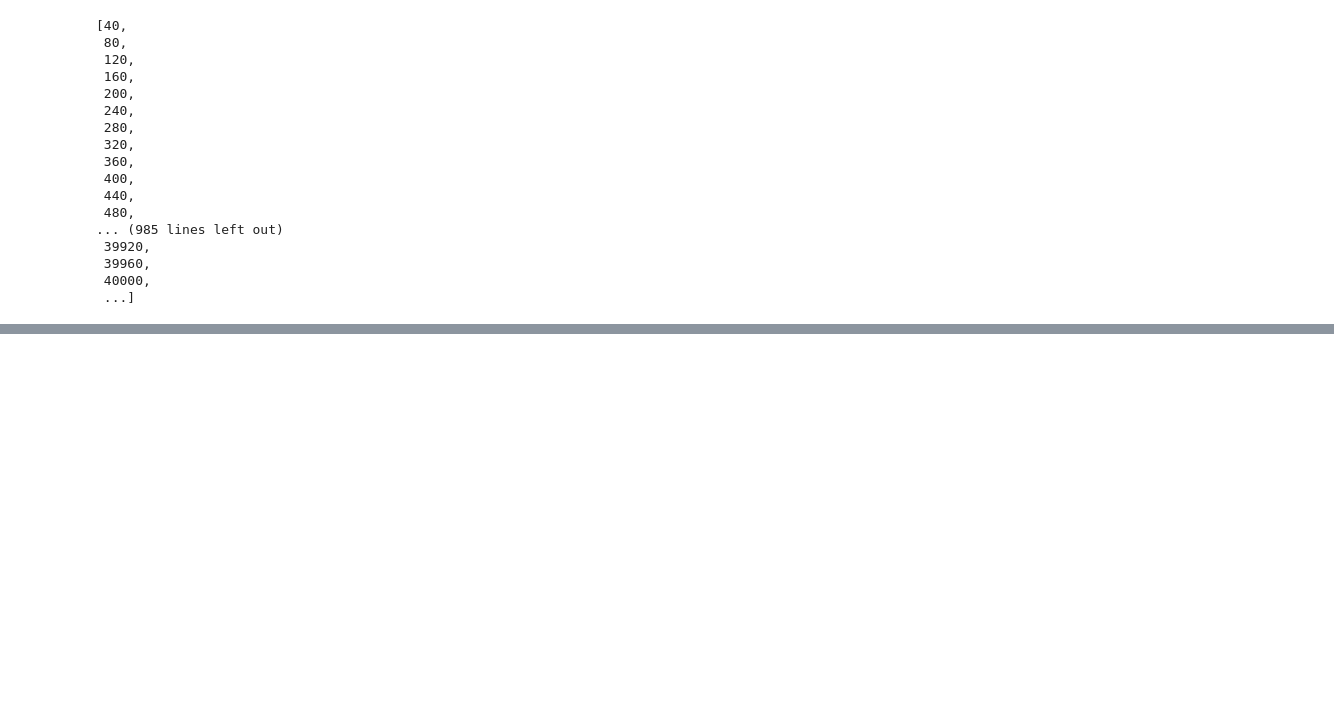
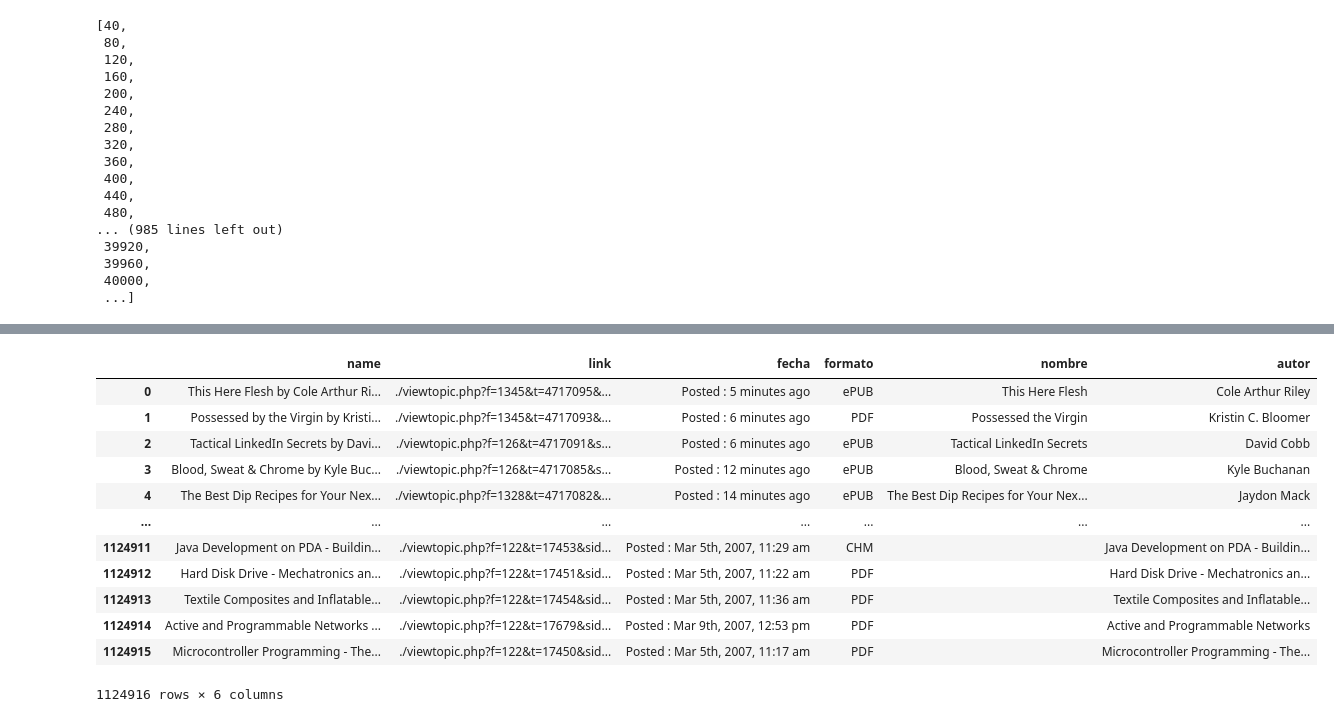
Before and after one commit to slarrain/Utils, a Jupyter notebook: mobilism/Mobilism Parser.ipynb, the cells around one changed output, grey strips where cells are left out. Saved outputs shown, nothing was run; the diff lists cells and outputs as text; code cells hidden in the pictures; blank space fills up the shorter version.

```diff
--- a/mobilism/Mobilism Parser.ipynb
+++ b/mobilism/Mobilism Parser.ipynb
@@ -149,0 +167,43 @@ list(range(5, 1125760, 40))
+# %%
+formatos = [
+    'ePUB',
+    'EPUB',
+    'PDF',
+    'MP3',
+    'MOBI',
+    'AZW3',
+    'M4B',
+    'CBR',
+    'AZW',
+    'CHM',
+    'PDB',
+    'M4A',
+    'CBZ'
+]
+# %%
+def extract_formatos(texto):
+    rv = []
+    for f in formatos:
+        if f in texto:
+            rv.append(f)
+    return rv
+# %%
+df['formato'] = df.name.apply(lambda x: ','.join(extract_formatos(x)))
+# %%
+df = pd.concat([df, pd.DataFrame(df.name.str.split('\(.').apply(lambda x: x[0].split('by')).apply(lambda x: (''.join(x[:-1]).strip(), x[-1].strip())).tolist(), columns=('nombre', 'autor'))], axis=1)
+# %%
+df
+# %% [output]
+|  | name | link | fecha | formato | nombre | autor |
+| 0 | This Here Flesh by Cole Arthur Ri... | ./viewtopic.php?f=1345&t=4717095&... | Posted : 5 minutes ago | ePUB | This Here Flesh | Cole Arthur Riley |
+| 1 | Possessed by the Virgin by Kristi... | ./viewtopic.php?f=1345&t=4717093&... | Posted : 6 minutes ago | PDF | Possessed the Virgin | Kristin C. Bloomer |
+| 2 | Tactical LinkedIn Secrets by Davi... | ./viewtopic.php?f=126&t=4717091&s... | Posted : 6 minutes ago | ePUB | Tactical LinkedIn Secrets | David Cobb |
+| 3 | Blood, Sweat & Chrome by Kyle Buc... | ./viewtopic.php?f=126&t=4717085&s... | Posted : 12 minutes ago | ePUB | Blood, Sweat & Chrome | Kyle Buchanan |
+| 4 | The Best Dip Recipes for Your Nex... | ./viewtopic.php?f=1328&t=4717082&... | Posted : 14 minutes ago | ePUB | The Best Dip Recipes for Your Nex... | Jaydon Mack |
+| ... | ... | ... | ... | ... | ... | ... |
+| 1124911 | Java Development on PDA - Buildin... | ./viewtopic.php?f=122&t=17453&sid... | Posted : Mar 5th, 2007, 11:29 am | CHM |  | Java Development on PDA - Buildin... |
+| 1124912 | Hard Disk Drive - Mechatronics an... | ./viewtopic.php?f=122&t=17451&sid... | Posted : Mar 5th, 2007, 11:22 am | PDF |  | Hard Disk Drive - Mechatronics an... |
+| 1124913 | Textile Composites and Inflatable... | ./viewtopic.php?f=122&t=17454&sid... | Posted : Mar 5th, 2007, 11:36 am | PDF |  | Textile Composites and Inflatable... |
+| 1124914 | Active and Programmable Networks ... | ./viewtopic.php?f=122&t=17679&sid... | Posted : Mar 9th, 2007, 12:53 pm | PDF |  | Active and Programmable Networks |
+| 1124915 | Microcontroller Programming - The... | ./viewtopic.php?f=122&t=17450&sid... | Posted : Mar 5th, 2007, 11:17 am | PDF |  | Microcontroller Programming - The... |
+1124916 rows × 6 columns
```
Also changed, not shown: parts of 36 cells of this notebook, 1 other file.
